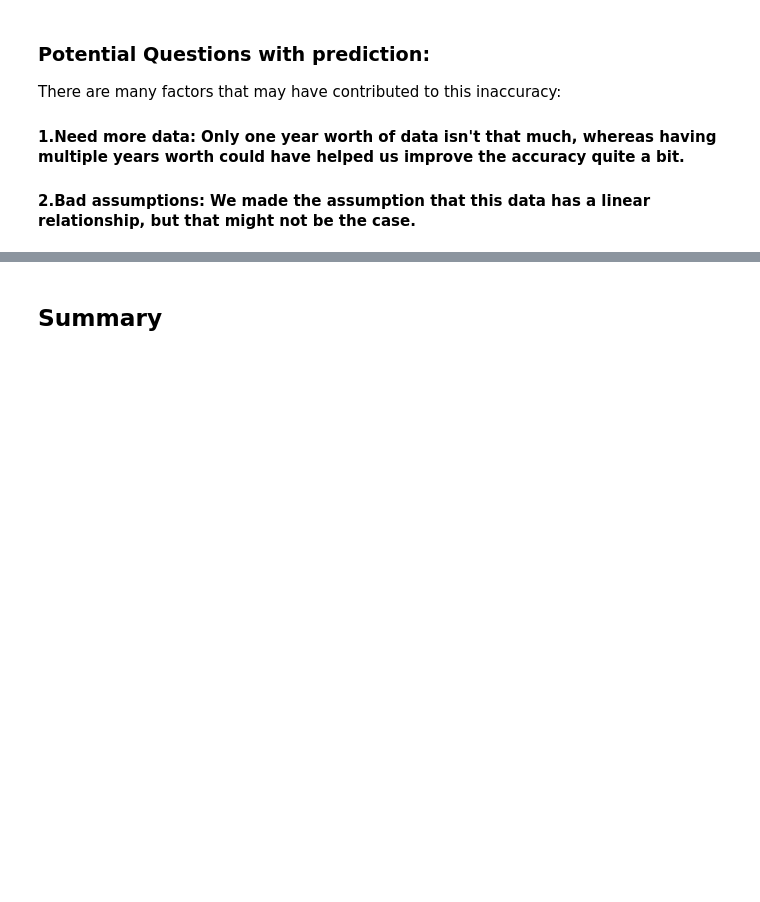
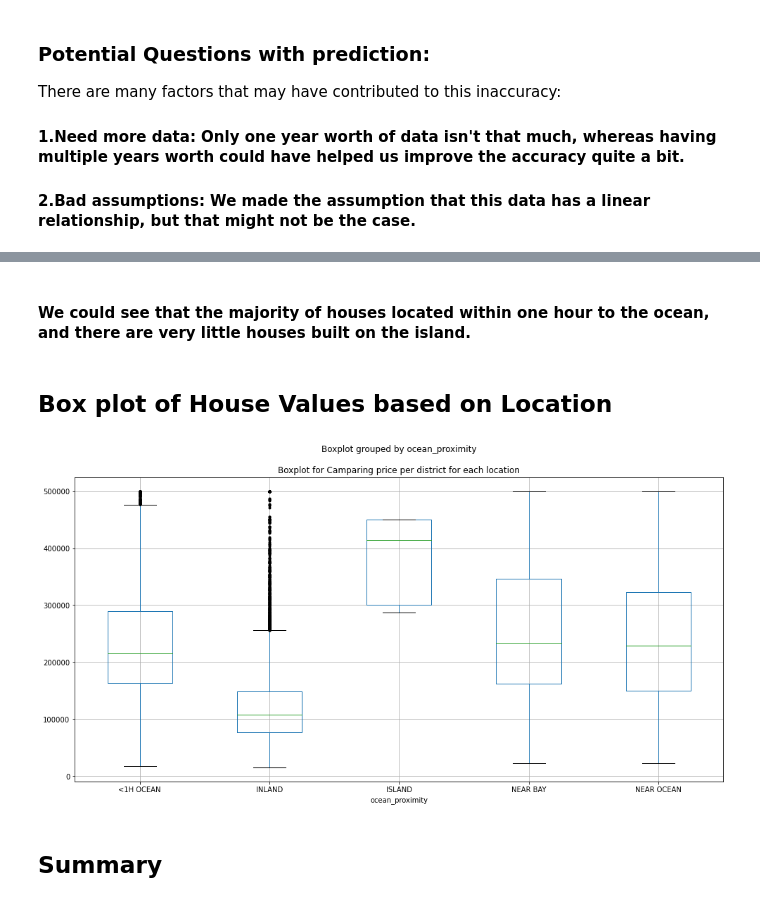
Before and after one commit to ECO225W2022/Housing-price-prediction-California-Yixuan-Lin0212, a Jupyter notebook: California Housing Price.ipynb, the cells around one changed output, grey strips where cells are left out. Drawn from its saved outputs; the diff is of its cells as text; code cells hidden in the pictures; blank space fills up the shorter version.

```diff
--- a/California Housing Price.ipynb
+++ b/California Housing Price.ipynb
@@ -219,3 +227,13 @@ There are many factors that may have contributed to this inaccuracy:
+# %% [markdown]
+#### We could see that the majority of houses located within one hour to the ocean, and there are very little houses built on the island.
+# %% [markdown]
+## Box plot of House Values based on Location
+# %%
+df_house_clean.boxplot(column="median_house_value", by='ocean_proximity', sym = 'k.', figsize=(16,8))
+plt.title('Boxplot for Camparing price per district for each location')
+plt.show()
+# %% [output]
+[figure, added]
 # %% [markdown]
 ## Summary
 # %% [markdown]
```
Also changed, not shown: parts of 7 cells of this notebook.
